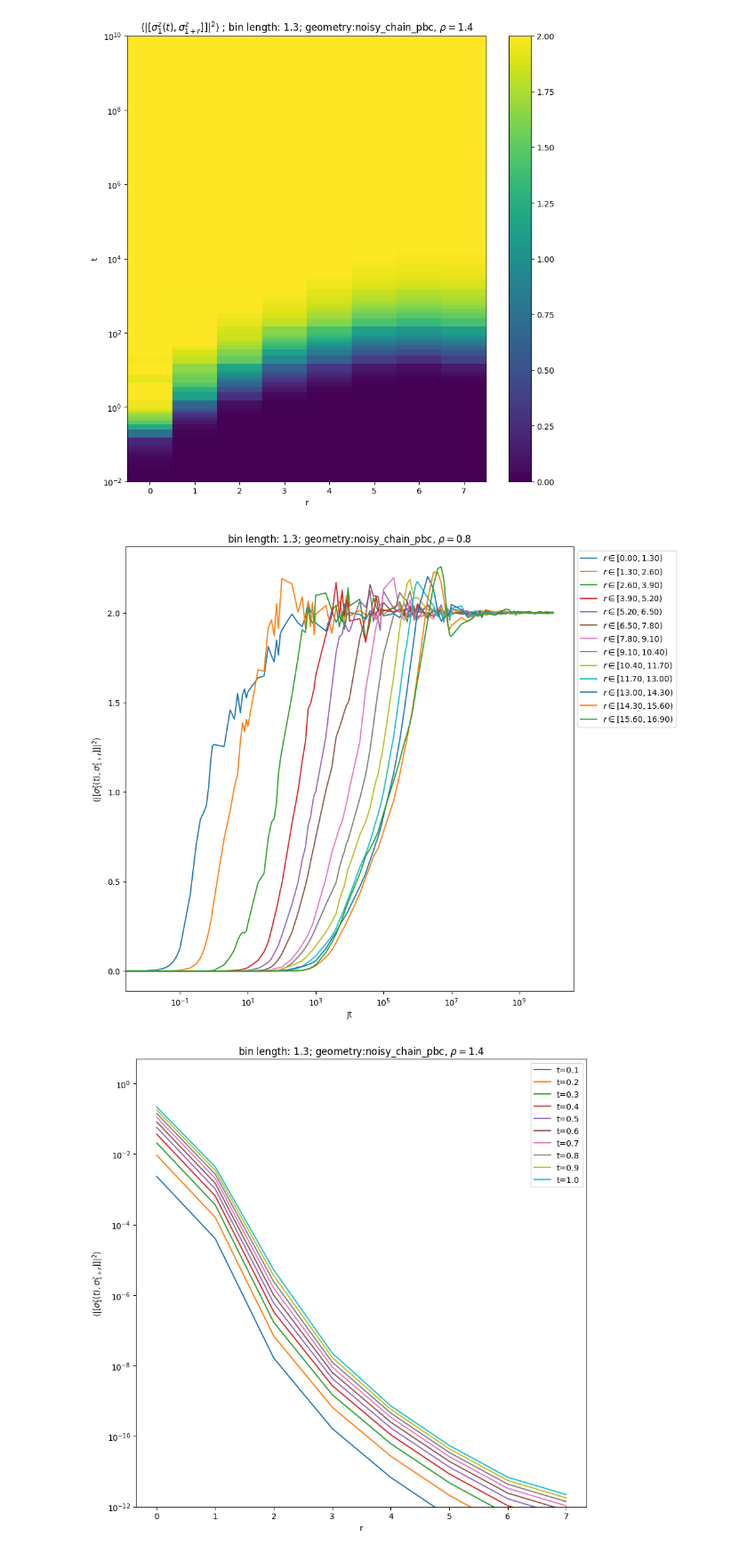
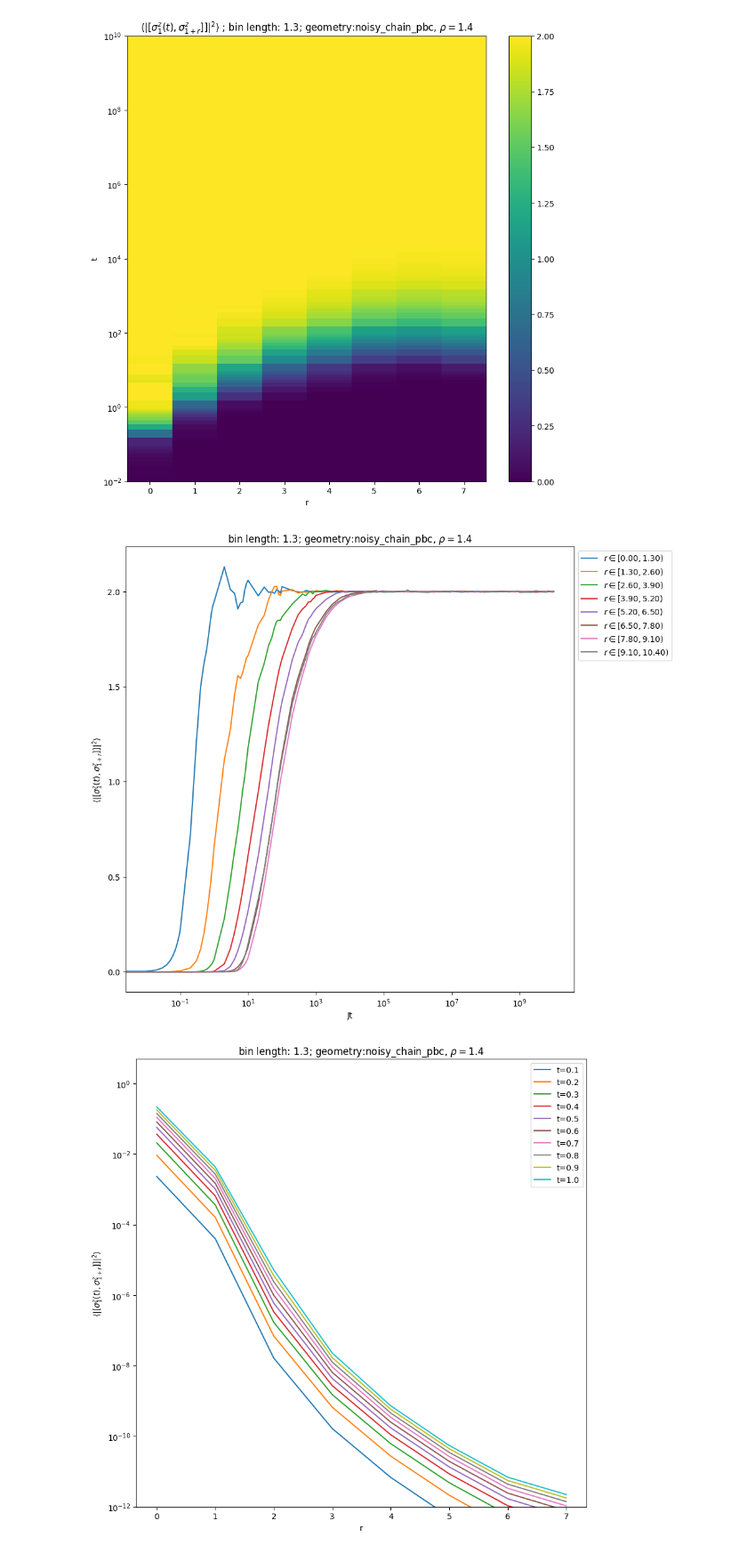
Before and after one commit to mkm2/WorkingFolder, a Jupyter notebook: exactdiag_rp/Visualisation_PD.ipynb, the cells around one changed output. Shown at 89% size. Drawn from its saved outputs; the diff is of its cells as text; code cells hidden in the pictures.

```diff
--- a/exactdiag_rp/Visualisation_PD.ipynb
+++ b/exactdiag_rp/Visualisation_PD.ipynb
@@ -237,20 +228,20 @@ plt.show()
 # %% [output]
 [figure]
 # %%
-ds=3
+ds=1
 bins = [i for i in range(0,len(counts[ds]))]
 plt.figure(figsize=(10,10))
 for j in range(0,len(bins)):
     plt.semilogx(T,res_m[ds][:,j],label=r"$r\in[${:.2f}$,${:.2f}$)$".format(j*l,(j+1)*l))
 plt.legend()
 plt.title(r"bin length: {}; geometry:{}, $\rho=${}".format(l,positiondesc[ds][0][0].decode("UTF-8"),positiondesc[ds][0][-1]))
 plt.xlabel("Jt")
 plt.ylabel(r"$\langle\left|\left[\sigma_1^z(t),\sigma_{1+r}^z]\right]\right|^2\rangle$")
 plt.legend(bbox_to_anchor=(1, 1))
 #plt.xlim(0.01,1e5)
 plt.show()
 # %% [output]
-[figure, old version]
+[figure, new version]
 # %%
 ds = 1
 bins = [i for i in range(0,len(counts[ds]))]
```
Also changed, not shown: parts of 2 cells of this notebook, 31 other files.
